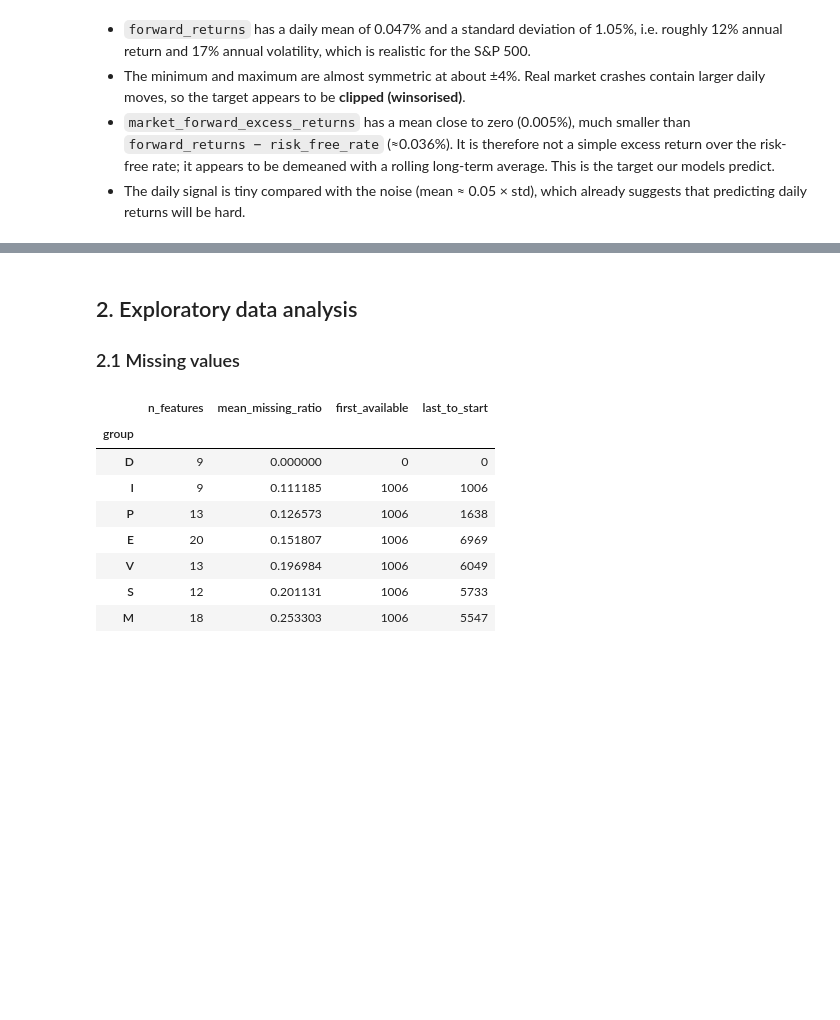
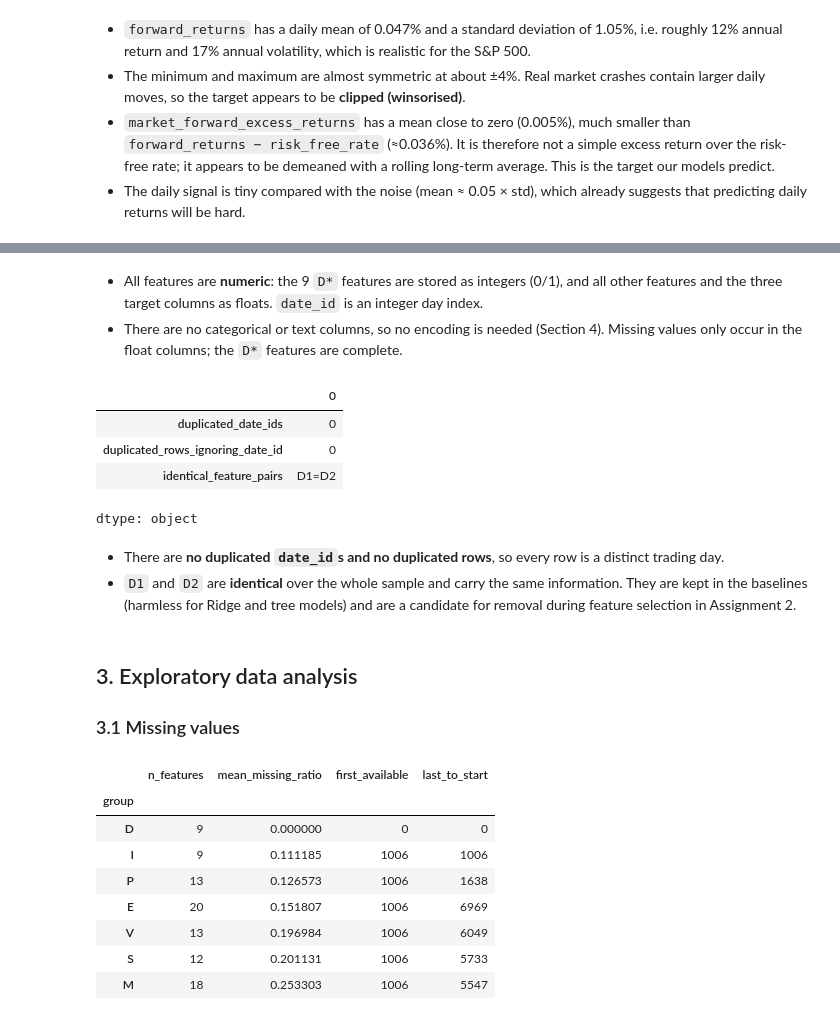
Before and after one commit to ceng313-2026/GROUP59_CENG313, a Jupyter notebook: assignment1_eda_baseline.ipynb, the cells around one changed output, grey strips where cells are left out. Cells and saved outputs as stored; diff of their text form; code cells hidden in the pictures; blank space fills up the shorter version.

Commit message:
Restructure Assignment 1 notebook into required sections and add held-out evaluation

```diff
--- a/assignment1_eda_baseline.ipynb
+++ b/assignment1_eda_baseline.ipynb
@@ -105,6 +131,20 @@ train[data.TARGET_COLS].describe().T
+# %% [markdown]
+- All features are **numeric**: the 9 `D*` features are stored as integers (0/1), and all other features and the three target columns as floats. `date_id` is an integer day index.
+- There are no categorical or text columns, so no encoding is needed (Section 4). Missing values only occur in the float columns; the `D*` features are complete.
+# %%
+data.duplicate_summary(train)
+# %% [output]
+|  | 0 |
+| duplicated_date_ids | 0 |
+| duplicated_rows_ignoring_date_id | 0 |
+| identical_feature_pairs | D1=D2 |
+dtype: object
+# %% [markdown]
+- There are **no duplicated `date_id`s and no duplicated rows**, so every row is a distinct trading day.
+- `D1` and `D2` are **identical** over the whole sample and carry the same information. They are kept in the baselines (harmless for Ridge and tree models) and are a candidate for removal during feature selection in Assignment 2.
 # %% [markdown]
-## 2. Exploratory data analysis
-### 2.1 Missing values
+## 3. Exploratory data analysis
+### 3.1 Missing values
 # %%
 miss = data.missing_summary(train)
 miss.groupby("group").agg(
```
Also changed, not shown: parts of 22 cells of this notebook.
